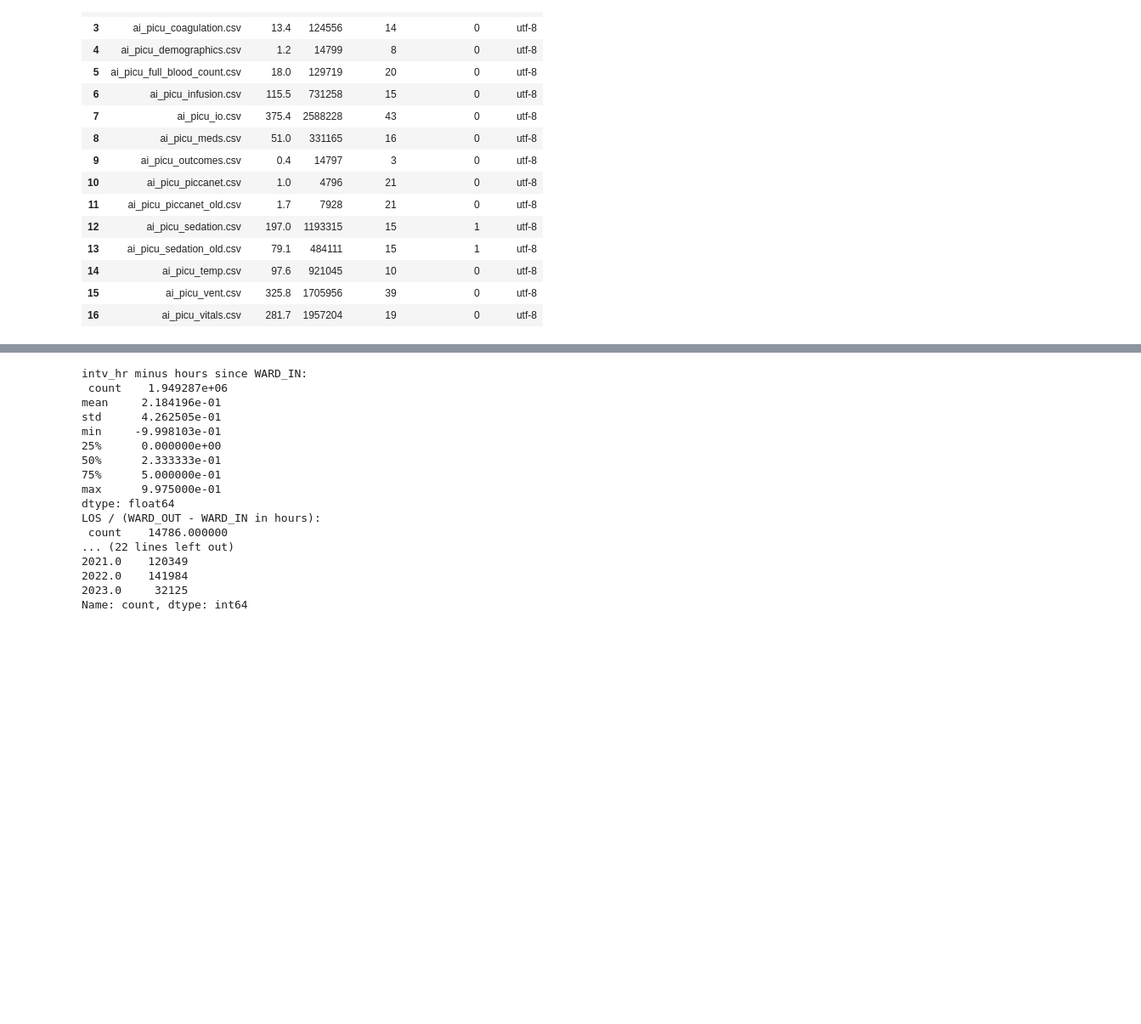
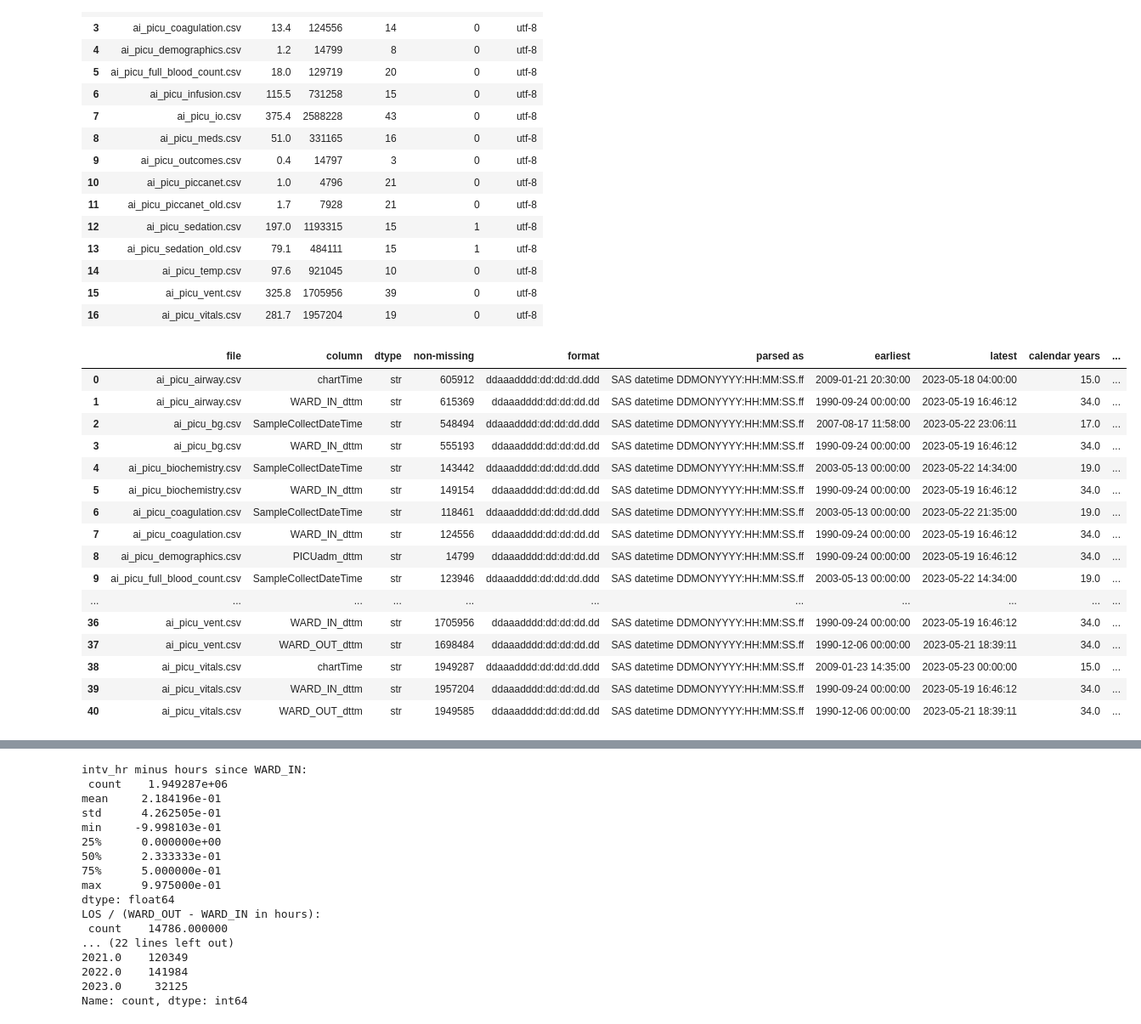
Before and after one commit to jakeormond/open_picu, a Jupyter notebook: rbh_inventory.ipynb, the cells around one changed output, grey strips where cells are left out. Shown at 85% size. Saved outputs shown, nothing was run; the diff lists cells and outputs as text; code cells hidden in the pictures; blank space fills up the shorter version.

```diff
--- a/rbh_inventory.ipynb
+++ b/rbh_inventory.ipynb
@@ -54,3 +54,23 @@ ai_picu_vitals.csv: 1957204 rows x 19 cols
 | 14 | ai_picu_temp.csv | 97.6 | 921045 | 10 | 0 | utf-8 |
 | 15 | ai_picu_vent.csv | 325.8 | 1705956 | 39 | 0 | utf-8 |
 | 16 | ai_picu_vitals.csv | 281.7 | 1957204 | 19 | 0 | utf-8 |
+# %%
+rbh["dates"]
+# %% [output]
+|  | file | column | dtype | non-missing | format | parsed as | earliest | latest | calendar years | ... |
+| 0 | ai_picu_airway.csv | chartTime | str | 605912 | ddaaadddd:dd:dd:dd.ddd | SAS datetime DDMONYYYY:HH:MM:SS.ff | 2009-01-21 20:30:00 | 2023-05-18 04:00:00 | 15.0 | ... |
+| 1 | ai_picu_airway.csv | WARD_IN_dttm | str | 615369 | ddaaadddd:dd:dd:dd.dd | SAS datetime DDMONYYYY:HH:MM:SS.ff | 1990-09-24 00:00:00 | 2023-05-19 16:46:12 | 34.0 | ... |
+| 2 | ai_picu_bg.csv | SampleCollectDateTime | str | 548494 | ddaaadddd:dd:dd:dd.ddd | SAS datetime DDMONYYYY:HH:MM:SS.ff | 2007-08-17 11:58:00 | 2023-05-22 23:06:11 | 17.0 | ... |
+| 3 | ai_picu_bg.csv | WARD_IN_dttm | str | 555193 | ddaaadddd:dd:dd:dd.dd | SAS datetime DDMONYYYY:HH:MM:SS.ff | 1990-09-24 00:00:00 | 2023-05-19 16:46:12 | 34.0 | ... |
+| 4 | ai_picu_biochemistry.csv | SampleCollectDateTime | str | 143442 | ddaaadddd:dd:dd:dd.ddd | SAS datetime DDMONYYYY:HH:MM:SS.ff | 2003-05-13 00:00:00 | 2023-05-22 14:34:00 | 19.0 | ... |
+| 5 | ai_picu_biochemistry.csv | WARD_IN_dttm | str | 149154 | ddaaadddd:dd:dd:dd.dd | SAS datetime DDMONYYYY:HH:MM:SS.ff | 1990-09-24 00:00:00 | 2023-05-19 16:46:12 | 34.0 | ... |
+| 6 | ai_picu_coagulation.csv | SampleCollectDateTime | str | 118461 | ddaaadddd:dd:dd:dd.ddd | SAS datetime DDMONYYYY:HH:MM:SS.ff | 2003-05-13 00:00:00 | 2023-05-22 21:35:00 | 19.0 | ... |
+| 7 | ai_picu_coagulation.csv | WARD_IN_dttm | str | 124556 | ddaaadddd:dd:dd:dd.dd | SAS datetime DDMONYYYY:HH:MM:SS.ff | 1990-09-24 00:00:00 | 2023-05-19 16:46:12 | 34.0 | ... |
+| 8 | ai_picu_demographics.csv | PICUadm_dttm | str | 14799 | ddaaadddd:dd:dd:dd.dd | SAS datetime DDMONYYYY:HH:MM:SS.ff | 1990-09-24 00:00:00 | 2023-05-19 16:46:12 | 34.0 | ... |
+| 9 | ai_picu_full_blood_count.csv | SampleCollectDateTime | str | 123946 | ddaaadddd:dd:dd:dd.ddd | SAS datetime DDMONYYYY:HH:MM:SS.ff | 2003-05-13 00:00:00 | 2023-05-22 14:34:00 | 19.0 | ... |
+| ... | ... | ... | ... | ... | ... | ... | ... | ... | ... | ... |
+| 36 | ai_picu_vent.csv | WARD_IN_dttm | str | 1705956 | ddaaadddd:dd:dd:dd.dd | SAS datetime DDMONYYYY:HH:MM:SS.ff | 1990-09-24 00:00:00 | 2023-05-19 16:46:12 | 34.0 | ... |
+| 37 | ai_picu_vent.csv | WARD_OUT_dttm | str | 1698484 | ddaaadddd:dd:dd:dd.dd | SAS datetime DDMONYYYY:HH:MM:SS.ff | 1990-12-06 00:00:00 | 2023-05-21 18:39:11 | 34.0 | ... |
+| 38 | ai_picu_vitals.csv | chartTime | str | 1949287 | ddaaadddd:dd:dd:dd.ddd | SAS datetime DDMONYYYY:HH:MM:SS.ff | 2009-01-23 14:35:00 | 2023-05-23 00:00:00 | 15.0 | ... |
+| 39 | ai_picu_vitals.csv | WARD_IN_dttm | str | 1957204 | ddaaadddd:dd:dd:dd.dd | SAS datetime DDMONYYYY:HH:MM:SS.ff | 1990-09-24 00:00:00 | 2023-05-19 16:46:12 | 34.0 | ... |
+| 40 | ai_picu_vitals.csv | WARD_OUT_dttm | str | 1949585 | ddaaadddd:dd:dd:dd.dd | SAS datetime DDMONYYYY:HH:MM:SS.ff | 1990-12-06 00:00:00 | 2023-05-21 18:39:11 | 34.0 | ... |
```
Also changed, not shown: parts of 6 cells of this notebook, 6 other files.
